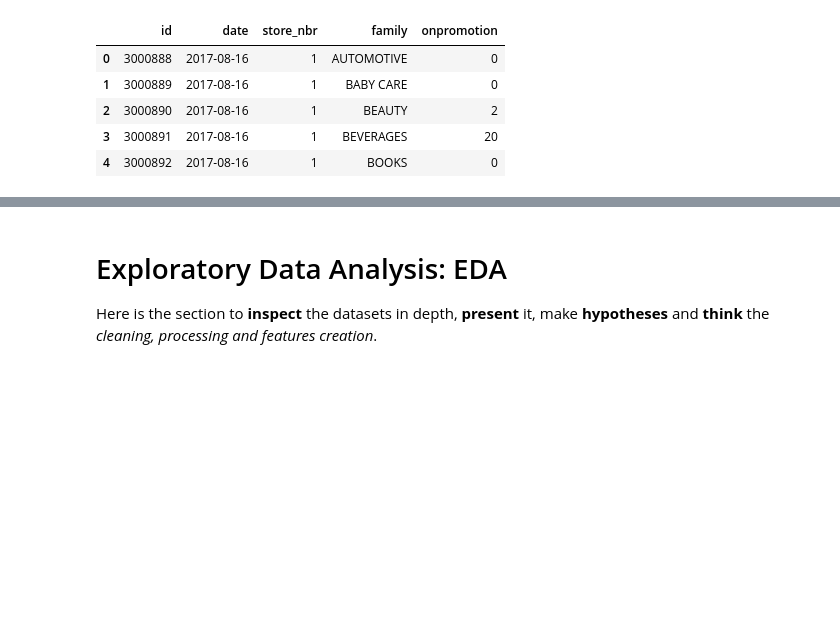
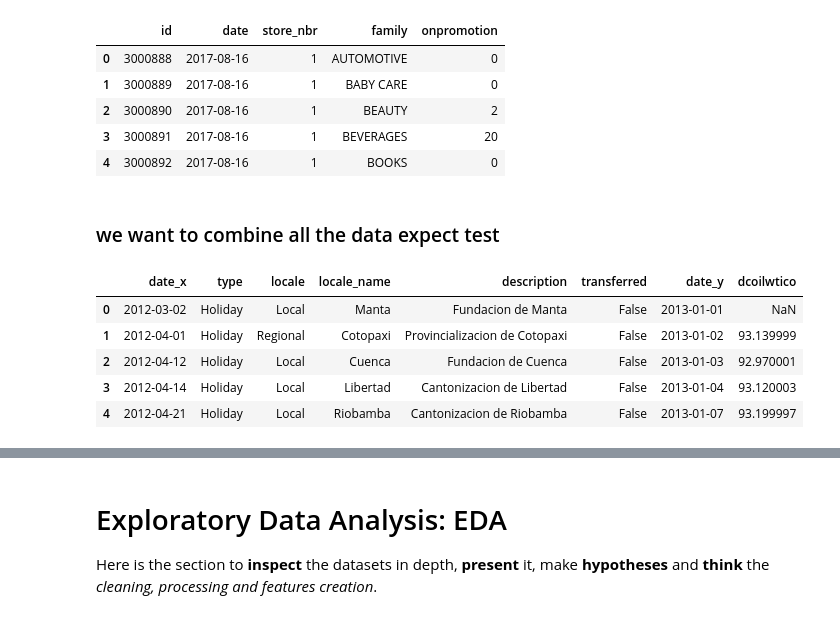
Before and after one commit to bambadij/regression_ml_lp3, a Jupyter notebook: notebook/ML_regression_project.ipynb, the cells around one changed output, grey strips where cells are left out. Drawn from its saved outputs; the diff is of its cells as text; code cells hidden in the pictures; blank space fills up the shorter version.

```diff
--- a/notebook/ML_regression_project.ipynb
+++ b/notebook/ML_regression_project.ipynb
@@ -198,3 +194,17 @@ data_test.head()
 | 2 | 3000890 | 2017-08-16 | 1 | BEAUTY | 2 |
 | 3 | 3000891 | 2017-08-16 | 1 | BEVERAGES | 20 |
 | 4 | 3000892 | 2017-08-16 | 1 | BOOKS | 0 |
+# %% [markdown]
+### we want to combine all the data expect test
+# %%
+## Fristly I combine three data on our database
+data_combine = pd.merge(data1,data2,left_index=True, right_index=True)
+# %%
+data_combine.head()
+# %% [output]
+|  | date_x | type | locale | locale_name | description | transferred | date_y | dcoilwtico |
+| 0 | 2012-03-02 | Holiday | Local | Manta | Fundacion de Manta | False | 2013-01-01 | NaN |
+| 1 | 2012-04-01 | Holiday | Regional | Cotopaxi | Provincializacion de Cotopaxi | False | 2013-01-02 | 93.139999 |
+| 2 | 2012-04-12 | Holiday | Local | Cuenca | Fundacion de Cuenca | False | 2013-01-03 | 92.970001 |
+| 3 | 2012-04-14 | Holiday | Local | Libertad | Cantonizacion de Libertad | False | 2013-01-04 | 93.120003 |
+| 4 | 2012-04-21 | Holiday | Local | Riobamba | Cantonizacion de Riobamba | False | 2013-01-07 | 93.199997 |
```
Also changed, not shown: parts of 6 cells of this notebook, 1 other file.
